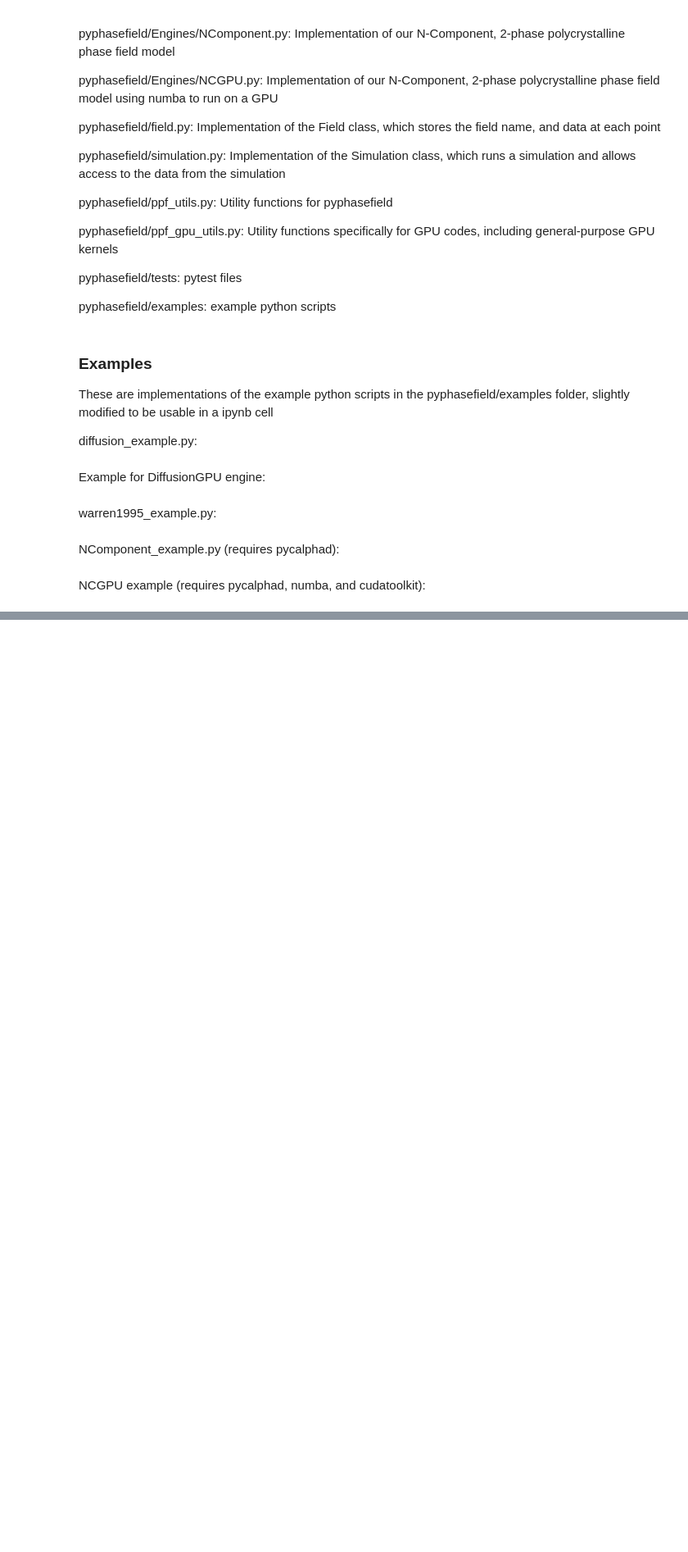
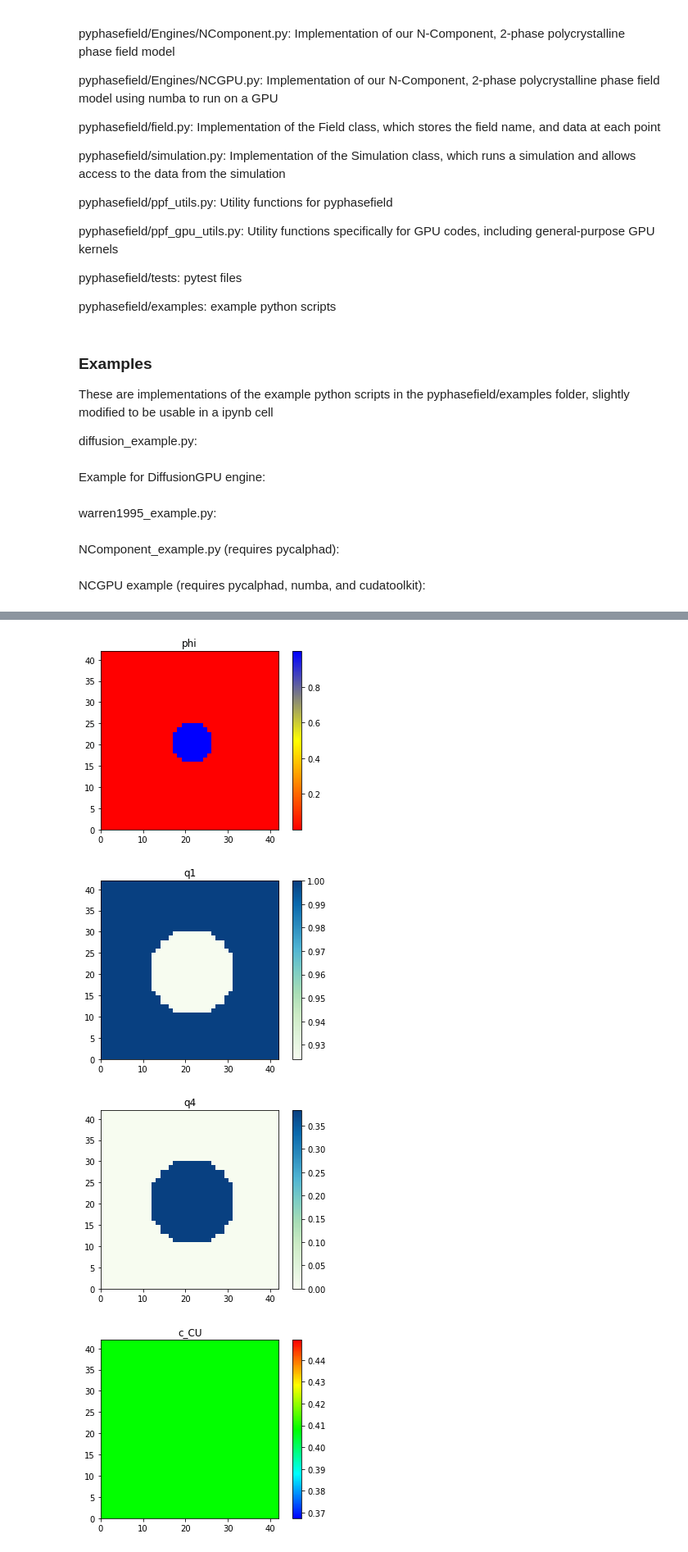
Before and after one commit to AdditiveModeling/pyphasefield, a Jupyter notebook: pyphasefield/pyphasefield/pyphasefield.ipynb, the cells around one changed output, grey strips where cells are left out. Shown at 82% size. Drawn from its saved outputs; the diff is of its cells as text; code cells hidden in the pictures; blank space fills up the shorter version.

```diff
--- a/pyphasefield/pyphasefield/pyphasefield.ipynb
+++ b/pyphasefield/pyphasefield/pyphasefield.ipynb
@@ -232,0 +294,8 @@ AttributeError: 'Diffusion' object has no attribute 'set_framework'
+# %%
+sim.simulate(1000)
+sim.plot_simulation(interpolation="nearest", save_images=False)
+# %% [output]
+[figure, added]
+[figure, added]
+[figure, added]
+[figure, added]
```
Also changed, not shown: parts of 3 cells of this notebook, 5 other files.
